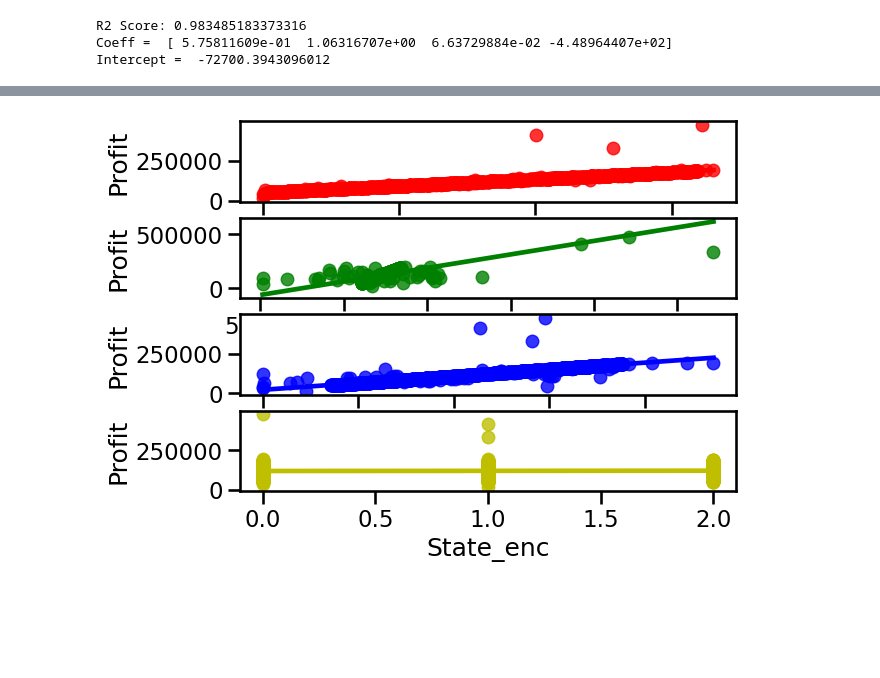
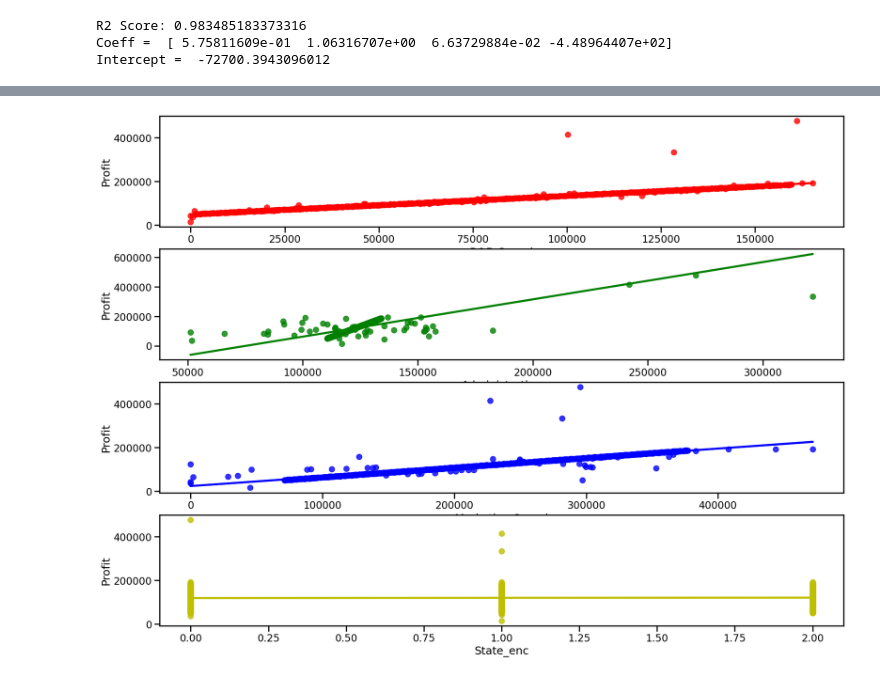
Before and after one commit to Mhmd-sh3rawy/NTI_ML_notebooks, a Jupyter notebook: Week_1/fourth_day/4_sklearn_with_figures.ipynb, the cells around one changed output, grey strips where cells are left out. Drawn from its saved outputs; the diff is of its cells as text; code cells hidden in the pictures; blank space fills up the shorter version.

```diff
--- a/Week_1/fourth_day/4_sklearn_with_figures.ipynb
+++ b/Week_1/fourth_day/4_sklearn_with_figures.ipynb
@@ -143,7 +146,7 @@ plt.show()
 # %%
 sns.set_context('talk')
 fig, ax = plt.subplots(4)
-
+fig.set_size_inches(20,15)
 sns.regplot(x=df['R&D Spend'],
             y=df['Profit'],
             data=df,
@@ -151,31 +154,31 @@ sns.regplot(x=df['R&D Spend'],
             ci=None,
             label='R&D Spend',
             color='r')
 
 sns.regplot(x=df['Administration'],
             y=df['Profit'],
             data=df,
             ax=ax[1],
             ci=None,
             label='Administration',
             color='g')
 
 sns.regplot(x=df['Marketing Spend'],
             y=df['Profit'],
             data=df,
             ax=ax[2],
             ci=None,
             label='Marketing Spend',
             color='b')
 
 sns.regplot(x=df['State_enc'],
             y=df['Profit'],
             data=df,
             ax=ax[3],
             ci=None,
             label='State_enc',
             color='y')
 
 plt.show()
 # %% [output]
-[figure, old version]
+[figure, new version]
```
Also changed, not shown: parts of 6 cells of this notebook.
